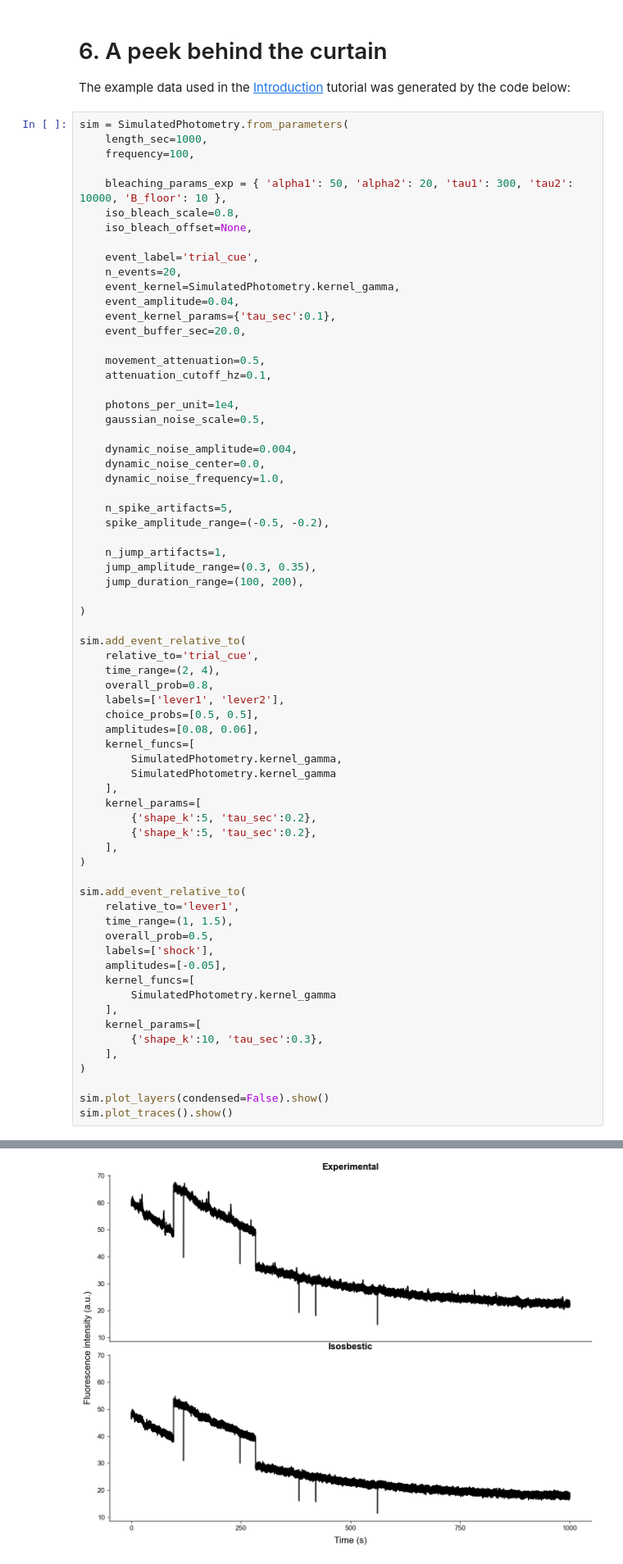
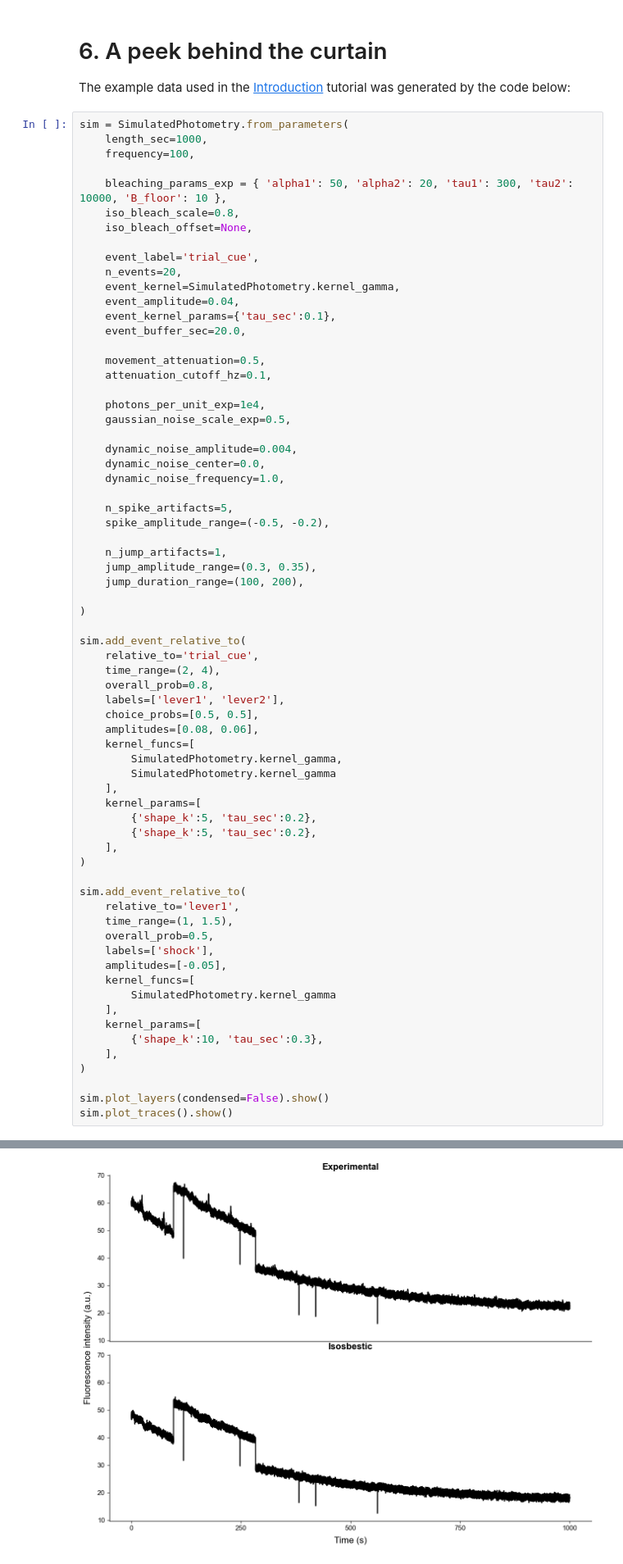
Before and after one commit to ggolde/PhoPro, a Jupyter notebook: tutorials/Simulating Photometry.ipynb, the cells around one changed output, grey strips where cells are left out. Shown at 82% size. Cells and saved outputs as stored; diff of their text form.

Commit message:
Slight update in Simulated data neural trace scaling accuracy.
Support for simulating different noise magnitudes in exp/iso.

Updated tutorials to match the changes.

```diff
--- a/tutorials/Simulating Photometry.ipynb
+++ b/tutorials/Simulating Photometry.ipynb
@@ -483,8 +491,8 @@ sim = SimulatedPhotometry.from_parameters(
     movement_attenuation=0.5,
     attenuation_cutoff_hz=0.1,
 
-    photons_per_unit=1e4,
-    gaussian_noise_scale=0.5,
+    photons_per_unit_exp=1e4,
+    gaussian_noise_scale_exp=0.5,
 
     dynamic_noise_amplitude=0.004,
     dynamic_noise_center=0.0,
@@ -507,31 +515,31 @@ sim.add_event_relative_to(
     choice_probs=[0.5, 0.5],
     amplitudes=[0.08, 0.06],
     kernel_funcs=[
         SimulatedPhotometry.kernel_gamma,
         SimulatedPhotometry.kernel_gamma
     ],
     kernel_params=[
         {'shape_k':5, 'tau_sec':0.2},
         {'shape_k':5, 'tau_sec':0.2},
     ],
 )
 
 sim.add_event_relative_to(
     relative_to='lever1',
     time_range=(1, 1.5),
     overall_prob=0.5,
     labels=['shock'],
     amplitudes=[-0.05],
     kernel_funcs=[
         SimulatedPhotometry.kernel_gamma
     ],
     kernel_params=[
         {'shape_k':10, 'tau_sec':0.3},
     ],
 )
 
 sim.plot_layers(condensed=False).show()
 sim.plot_traces().show()
 # %% [output]
 [figure]
-[figure, old version]
+[figure, new version]
```
Also changed, not shown: parts of 8 cells of this notebook, 54 other files.
